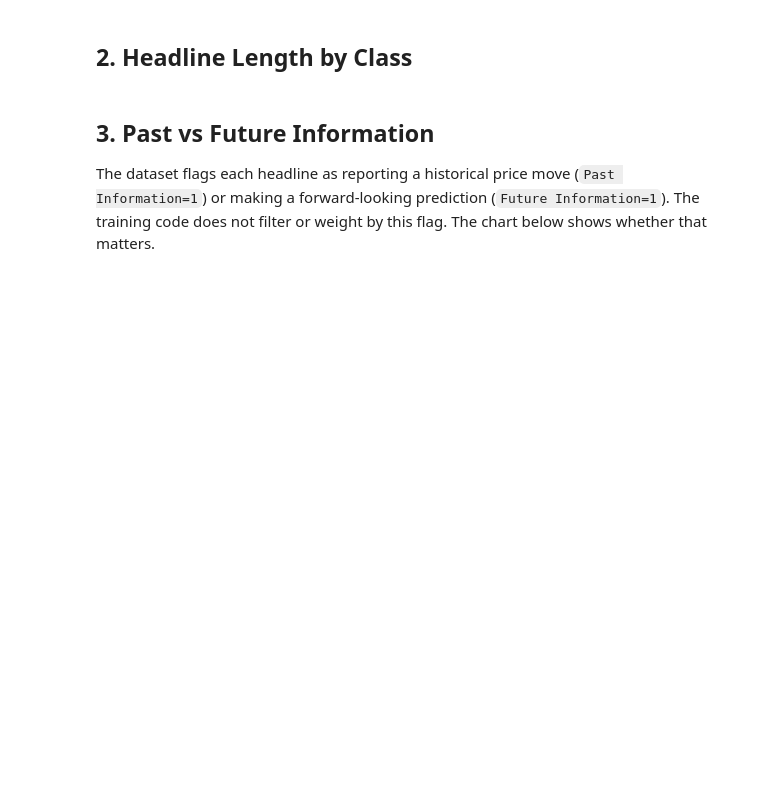
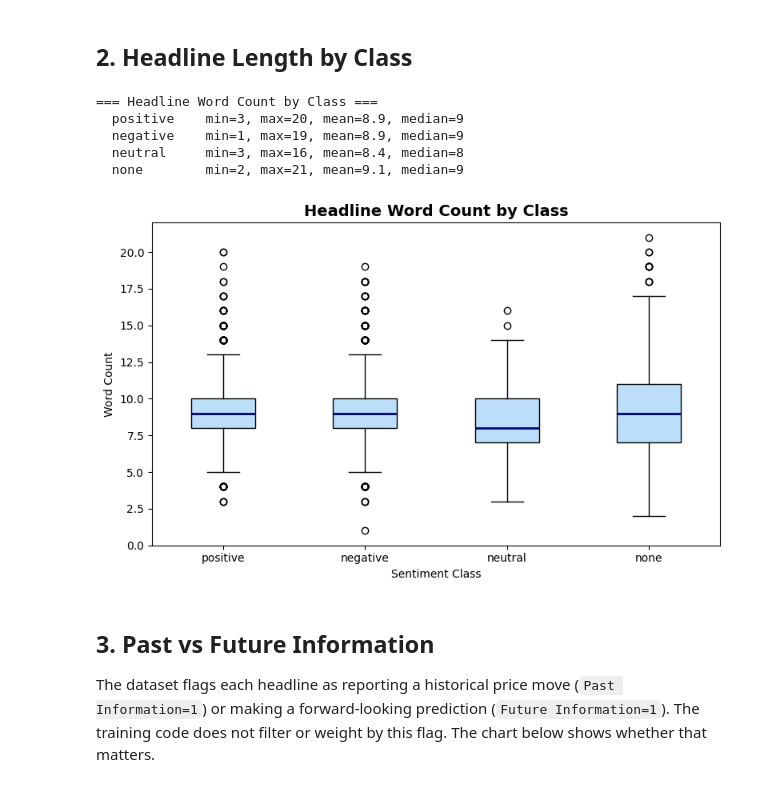
Before and after one commit to ethanharjabrata/Sentiment-Analysis-of-Commodity-News-Gold-, a Jupyter notebook: eda.ipynb, the cells around one changed output. Saved outputs shown, nothing was run; the diff lists cells and outputs as text; code cells hidden in the pictures; blank space fills up the shorter version.

```diff
--- a/eda.ipynb
+++ b/eda.ipynb
@@ -63,23 +75,36 @@ plt.show()
 # %%
 summarize_headline_lengths(data=data)
 
-lengths = [data[data['Price Sentiment'] == cls]['word_count'].values for cls in CLASSES]
+lengths = [data[data["Price Sentiment"] == cls]["word_count"].values for cls in CLASSES]
 
 fig, ax = plt.subplots(figsize=(8, 5))
+
 ax.boxplot(
     x=lengths,
     tick_labels=CLASSES,
     patch_artist=True,
-    boxprops={'facecolor': '#bbdefb'},
-    medianprops={'color': 'navy', 'linewidth': 2},
+    boxprops={"facecolor": "#bbdefb"},
+    medianprops={"color": "navy", "linewidth": 2},
 )
 
-ax.set_title(label='Headline Word Count by Class', fontsize=14, fontweight='bold')
-ax.set_xlabel(xlabel='Sentiment Class')
-ax.set_ylabel(ylabel='Word Count')
+ax.set_title(
+    label="Headline Word Count by Class",
+    fontsize=14,
+    fontweight="bold",
+)
+
+ax.set_xlabel(xlabel="Sentiment Class")
+ax.set_ylabel(ylabel="Word Count")
 
 plt.tight_layout()
 plt.show()
+# %% [output]
+=== Headline Word Count by Class ===
+  positive    min=3, max=20, mean=8.9, median=9
+  negative    min=1, max=19, mean=8.9, median=9
+  neutral     min=3, max=16, mean=8.4, median=8
+  none        min=2, max=21, mean=9.1, median=9
+[figure, added]
 # %% [markdown]
 ## 3. Past vs Future Information
 
```
Also changed, not shown: parts of 4 cells of this notebook, 1 other file.
